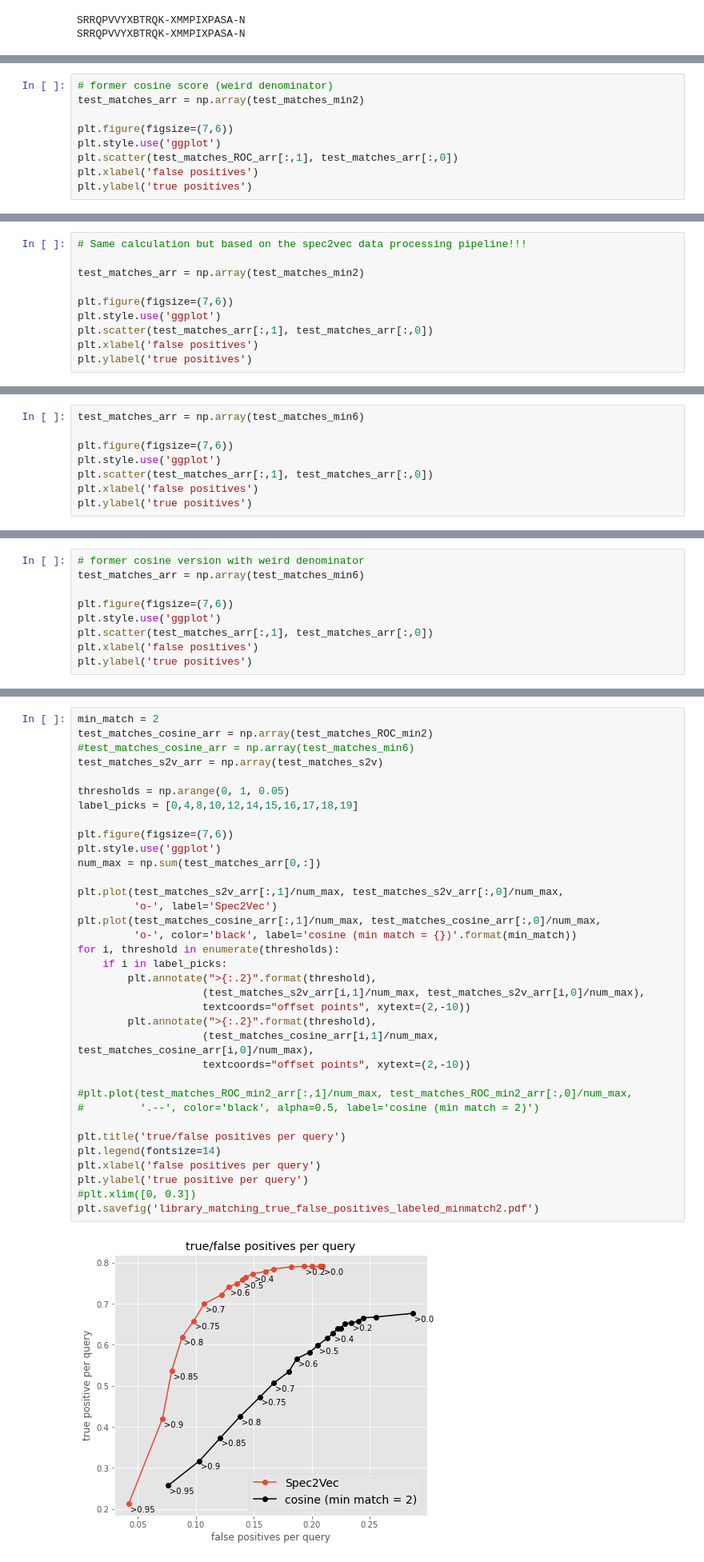
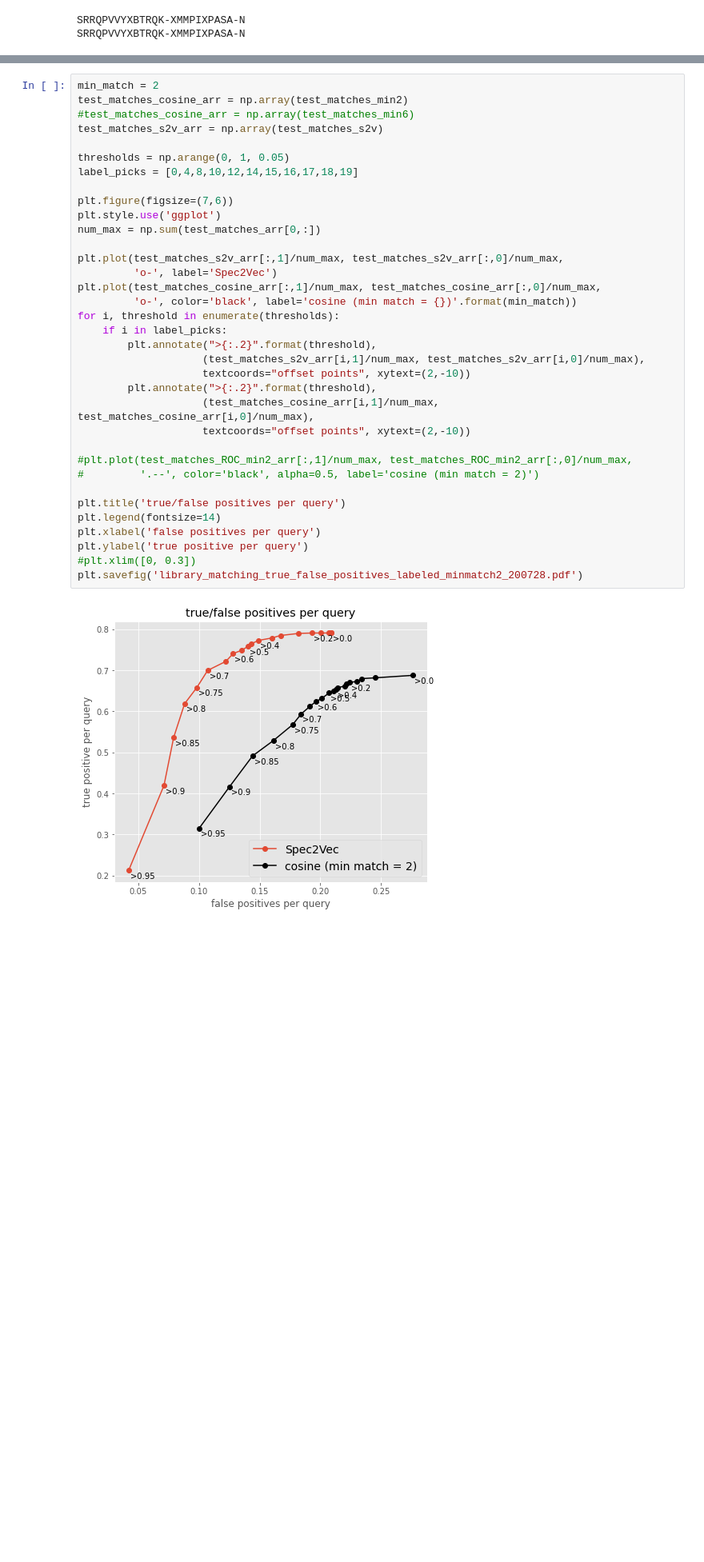
Before and after one commit to iomega/spec2vec_gnps_data_analysis, a Jupyter notebook: notebooks/iomega-8-library-matching.ipynb, the cells around one changed output, grey strips where cells are left out. Shown: that part at 80% size. Cells and saved outputs as stored; diff of their text form; blank space fills up the shorter version.

```diff
--- a/notebooks/iomega-8-library-matching.ipynb
+++ b/notebooks/iomega-8-library-matching.ipynb
@@ -586,12 +568,3 @@ plt.ylabel('true positives')
 # %% [output]
 Text(0, 0.5, 'true positives')
 [figure]
-# %%
-# former cosine score (weird denominator)
-test_matches_arr = np.array(test_matches_min2)
-
-plt.figure(figsize=(7,6))
-plt.style.use('ggplot')
-plt.scatter(test_matches_ROC_arr[:,1], test_matches_arr[:,0])
-plt.xlabel('false positives')
-plt.ylabel('true positives')
@@ -601,10 +570,0 @@ Text(0, 0.5, 'true positives')
-# %%
-# Same calculation but based on the spec2vec data processing pipeline!!!
-
-test_matches_arr = np.array(test_matches_min2)
-
-plt.figure(figsize=(7,6))
-plt.style.use('ggplot')
-plt.scatter(test_matches_arr[:,1], test_matches_arr[:,0])
-plt.xlabel('false positives')
-plt.ylabel('true positives')
@@ -662,11 +619,3 @@ Checking matches for cosine score > 0.8
 Checking matches for cosine score > 0.8500000000000001
 Checking matches for cosine score > 0.9
 Checking matches for cosine score > 0.9500000000000001
-# %%
-test_matches_arr = np.array(test_matches_min6)
-
-plt.figure(figsize=(7,6))
-plt.style.use('ggplot')
-plt.scatter(test_matches_arr[:,1], test_matches_arr[:,0])
-plt.xlabel('false positives')
-plt.ylabel('true positives')
@@ -676,9 +621,0 @@ Text(0, 0.5, 'true positives')
-# %%
-# former cosine version with weird denominator
-test_matches_arr = np.array(test_matches_min6)
-
-plt.figure(figsize=(7,6))
-plt.style.use('ggplot')
-plt.scatter(test_matches_arr[:,1], test_matches_arr[:,0])
-plt.xlabel('false positives')
-plt.ylabel('true positives')
@@ -816,39 +750,39 @@ plt.savefig('library_matching_true_false_positives_labeled.pdf')
 # %%
 min_match = 2
-test_matches_cosine_arr = np.array(test_matches_ROC_min2)
+test_matches_cosine_arr = np.array(test_matches_min2)
 #test_matches_cosine_arr = np.array(test_matches_min6)
 test_matches_s2v_arr = np.array(test_matches_s2v)
 
 thresholds = np.arange(0, 1, 0.05)
 label_picks = [0,4,8,10,12,14,15,16,17,18,19]
 
 plt.figure(figsize=(7,6))
 plt.style.use('ggplot')
 num_max = np.sum(test_matches_arr[0,:])
 
 plt.plot(test_matches_s2v_arr[:,1]/num_max, test_matches_s2v_arr[:,0]/num_max,
          'o-', label='Spec2Vec')
 plt.plot(test_matches_cosine_arr[:,1]/num_max, test_matches_cosine_arr[:,0]/num_max,
          'o-', color='black', label='cosine (min match = {})'.format(min_match))
 for i, threshold in enumerate(thresholds):
     if i in label_picks:
         plt.annotate(">{:.2}".format(threshold),
                     (test_matches_s2v_arr[i,1]/num_max, test_matches_s2v_arr[i,0]/num_max),
                     textcoords="offset points", xytext=(2,-10))
         plt.annotate(">{:.2}".format(threshold),
                     (test_matches_cosine_arr[i,1]/num_max, test_matches_cosine_arr[i,0]/num_max),
                     textcoords="offset points", xytext=(2,-10))
 
 #plt.plot(test_matches_ROC_min2_arr[:,1]/num_max, test_matches_ROC_min2_arr[:,0]/num_max,
 #         '.--', color='black', alpha=0.5, label='cosine (min match = 2)')
 
 plt.title('true/false positives per query')
 plt.legend(fontsize=14)
 plt.xlabel('false positives per query')
 plt.ylabel('true positive per query')
 #plt.xlim([0, 0.3])
-plt.savefig('library_matching_true_false_positives_labeled_minmatch2.pdf')
+plt.savefig('library_matching_true_false_positives_labeled_minmatch2_200728.pdf')
 # %% [output]
-[figure, old version]
+[figure, new version]
 # %%
 min_match=6
```
Also changed, not shown: parts of 16 cells of this notebook.
